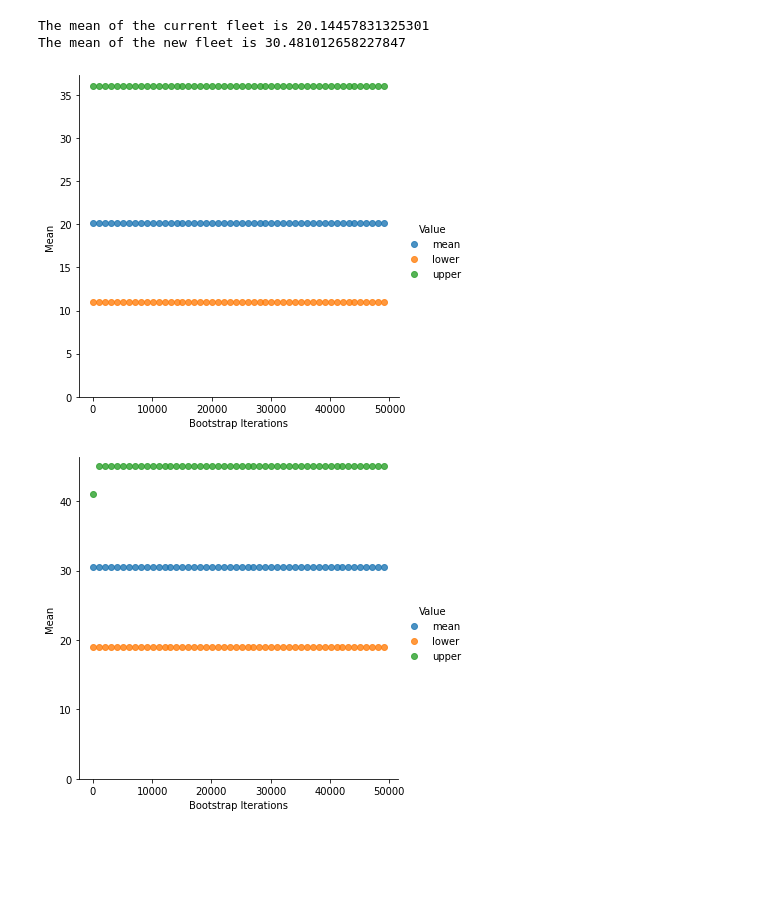
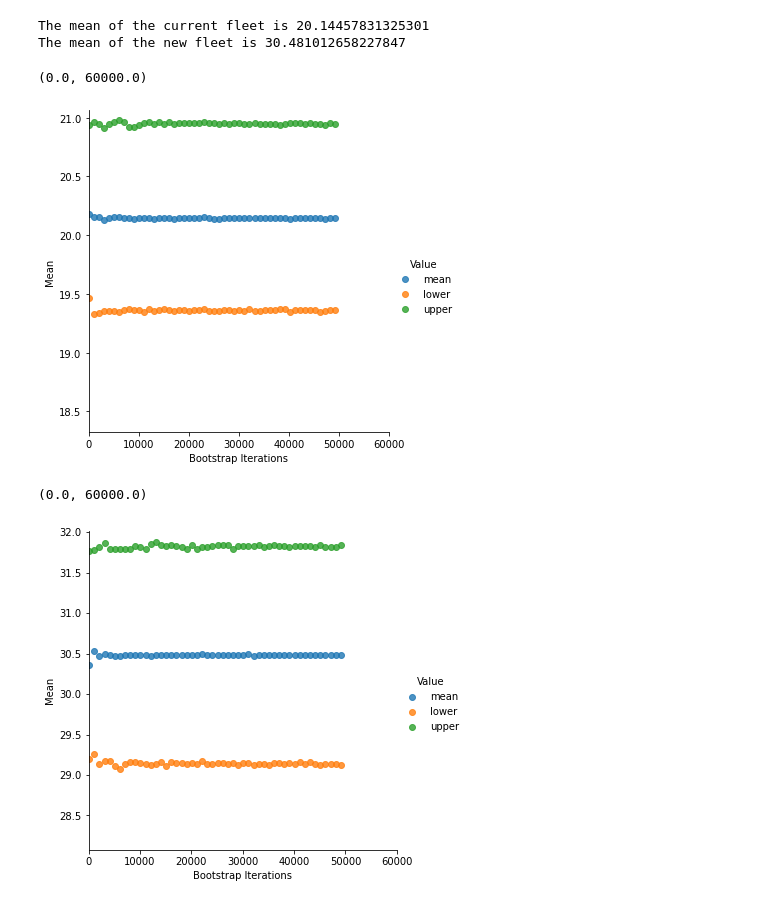
Before and after one commit to neerajthandayan/CE888, a Jupyter notebook: Boostrap/bootstrap.ipynb, the cells around one changed output. Cells and saved outputs as stored; diff of their text form; code cells hidden in the pictures; blank space fills up the shorter version.

```diff
--- a/Boostrap/bootstrap.ipynb
+++ b/Boostrap/bootstrap.ipynb
@@ -26,9 +26,9 @@ data = df.values.T[1]
 def bootstrap_mean(x, sample_size, n_bootstraps):
   means = []
   for i in range(0,n_bootstraps):
-    n = np.random.choice(x,sample_size)
-    data_mean = round(np.mean(x),2)
-    means.append(n)
+    sample = np.random.choice(x,sample_size)
+    means.append(np.mean(sample))
+  data_mean = np.mean(means)
   upper = np.percentile(means, 97.5)
   lower = np.percentile(means, 2.5)
   return data_mean,lower,upper
@@ -58,8 +59,8 @@ def bootstrap_mean_ci(sample, sample_size, n_bootstraps, ci):
   means = []
   for i in range(0,n_bootstraps):
     n = np.random.choice(sample,sample_size)
-    data_mean = round(np.mean(sample),2)
-    means.append(n)
+    means.append(np.mean(n))
+  data_mean = np.mean(means)
   upper = np.percentile(means, (((100-ci)/2)+ci))
   lower = np.percentile(means, (100-ci)/2)
   return data_mean, lower, upper
@@ -115,23 +117,41 @@ print(f'The mean of the current fleet is {cf_data.mean()}\nThe mean of the new f
 The mean of the current fleet is 20.14457831325301
 The mean of the new fleet is 30.481012658227847
 # %%
-# Call your bootstrap function and plot the results
-for x in [cf_data,nf_data]:
-  boots = []
-  for i in range(100, 50000, 1000):
-      boot = bootstrap_mean(x, x.shape[0], i)
-      boots.append([i, boot[0], "mean"])
-      boots.append([i, boot[1], "lower"])
-      boots.append([i, boot[2], "upper"])
+# Call your bootstrap function and plot the results for Current fleet
+boots = []
+for i in range(100, 50000, 1000):
+    boot = bootstrap_mean(cf_data, cf_data.shape[0], i)
+    boots.append([i, boot[0], "mean"])
+    boots.append([i, boot[1], "lower"])
+    boots.append([i, boot[2], "upper"])
 
-  df_boot = pd.DataFrame(boots, columns=['Bootstrap Iterations', 'Mean', "Value"])
-  sns_plot = sns.lmplot(df_boot.columns[0], df_boot.columns[1], data=df_boot, fit_reg=False, hue="Value")
+df_boot = pd.DataFrame(boots, columns=['Bootstrap Iterations', 'Mean', "Value"])
+sns_plot = sns.lmplot(df_boot.columns[0], df_boot.columns[1], data=df_boot, fit_reg=False, hue="Value")
 
-  sns_plot.axes[0, 0].set_ylim(0,)
-  sns_plot.axes[0, 0].set_xlim(0, 100000)
+j =  df_boot['Mean'].min()-1
+sns_plot.axes[0, 0].set_ylim(j,)
+sns_plot.axes[0, 0].set_xlim(0, 60000)
 # %% [output]
+(0.0, 60000.0)
-[figure, old version]
+[figure, new version]
-[figure, removed]
+# %%
+# Call your bootstrap function and plot the results for New fleet
+boots = []
+for i in range(100, 50000, 1000):
+    boot = bootstrap_mean(nf_data, nf_data.shape[0], i)
+    boots.append([i, boot[0], "mean"])
+    boots.append([i, boot[1], "lower"])
+    boots.append([i, boot[2], "upper"])
+
+df_boot = pd.DataFrame(boots, columns=['Bootstrap Iterations', 'Mean', "Value"])
+sns_plot = sns.lmplot(df_boot.columns[0], df_boot.columns[1], data=df_boot, fit_reg=False, hue="Value")
+
+j =  df_boot['Mean'].min()-1
+sns_plot.axes[0, 0].set_ylim(j,)
+sns_plot.axes[0, 0].set_xlim(0, 60000)
+# %% [output]
+(0.0, 60000.0)
+[figure, added]
 # %%
 # Create your own function for a permutation test here (you will need it for the lab quiz!):
 def permut_test(sample1, sample2, n_permutations):
```
Also changed, not shown: parts of 3 cells of this notebook.
